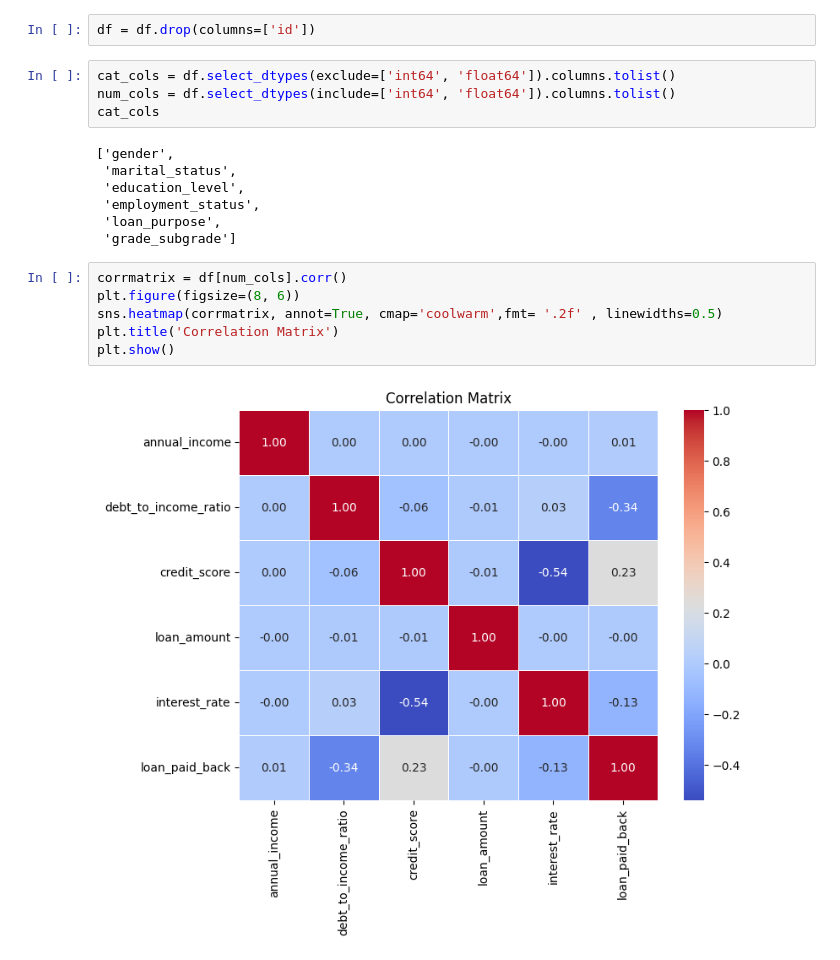
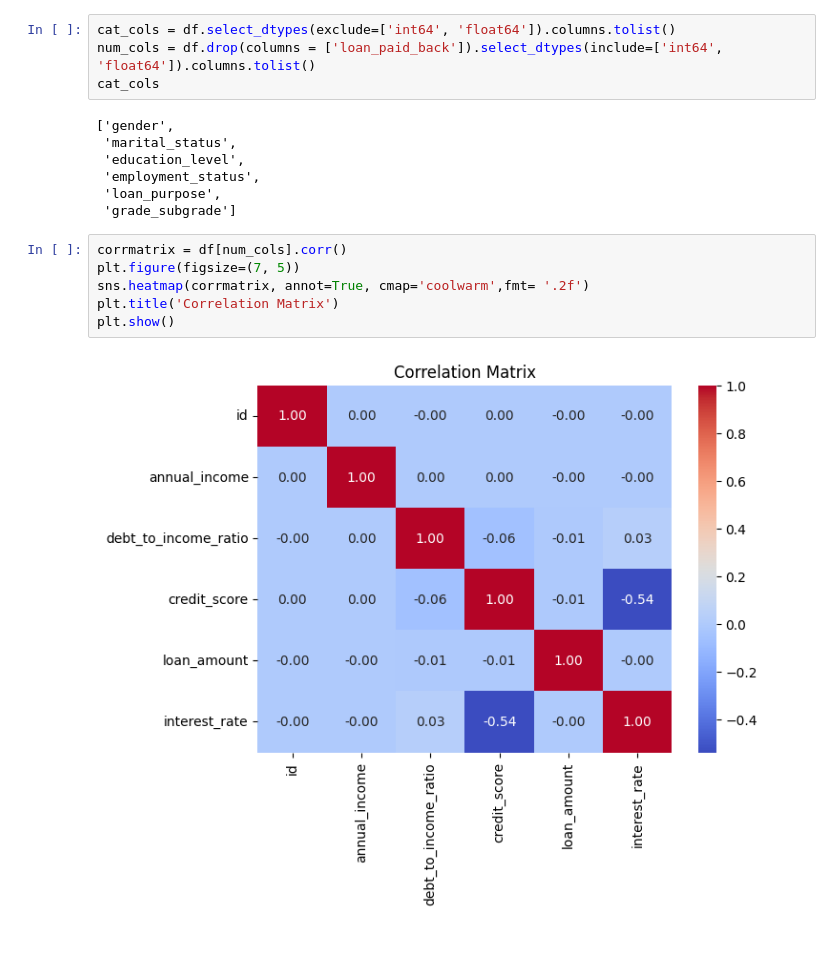
Before and after one commit to affiliation24/Predicting-Loan-Payback, a Jupyter notebook: train.ipynb, the cells around one changed output. Cells and saved outputs as stored; diff of their text form.

```diff
--- a/train.ipynb
+++ b/train.ipynb
@@ -82,11 +96,9 @@ loan_purpose                 8
 grade_subgrade              30
 loan_paid_back               2
 dtype: int64
-# %%
-df = df.drop(columns=['id'])
 # %%
 cat_cols = df.select_dtypes(exclude=['int64', 'float64']).columns.tolist()
-num_cols = df.select_dtypes(include=['int64', 'float64']).columns.tolist()
+num_cols = df.drop(columns = ['loan_paid_back']).select_dtypes(include=['int64', 'float64']).columns.tolist()
 cat_cols
 # %% [output]
 ['gender',
@@ -97,9 +109,9 @@ cat_cols
  'grade_subgrade']
 # %%
 corrmatrix = df[num_cols].corr()
-plt.figure(figsize=(8, 6))
-sns.heatmap(corrmatrix, annot=True, cmap='coolwarm',fmt= '.2f' , linewidths=0.5)
+plt.figure(figsize=(7, 5))
+sns.heatmap(corrmatrix, annot=True, cmap='coolwarm',fmt= '.2f')
 plt.title('Correlation Matrix')
 plt.show()
 # %% [output]
-[figure, old version]
+[figure, new version]
```
Also changed, not shown: parts of 13 cells of this notebook, 1 other file.
